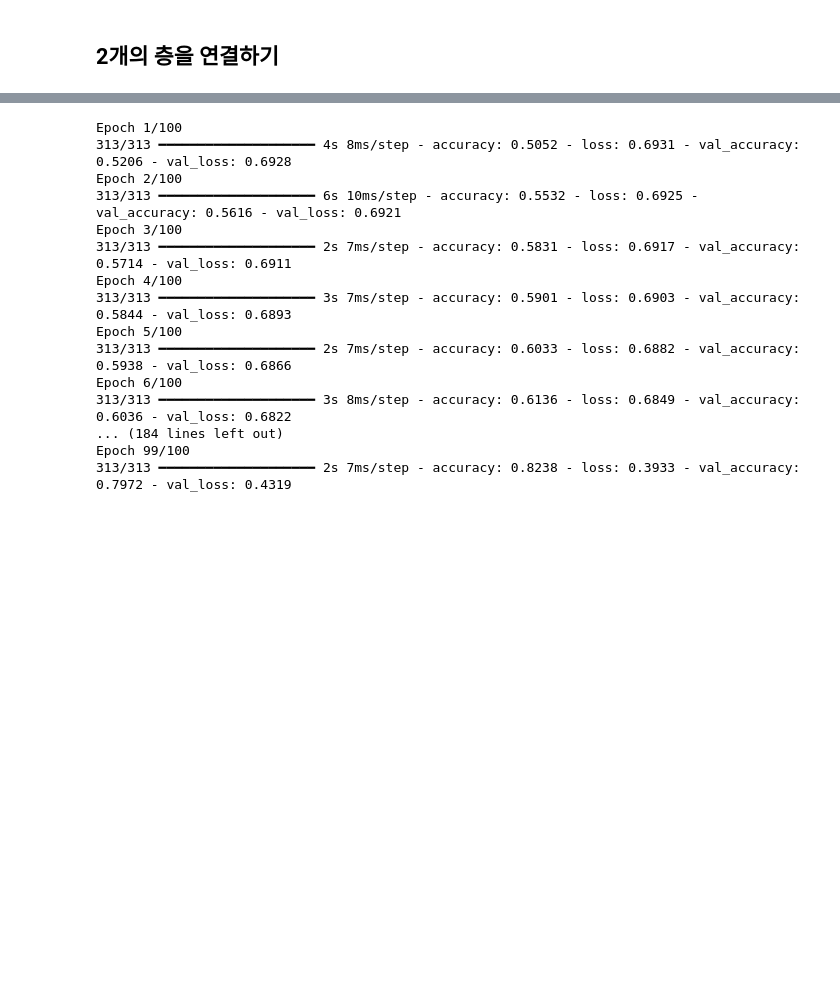
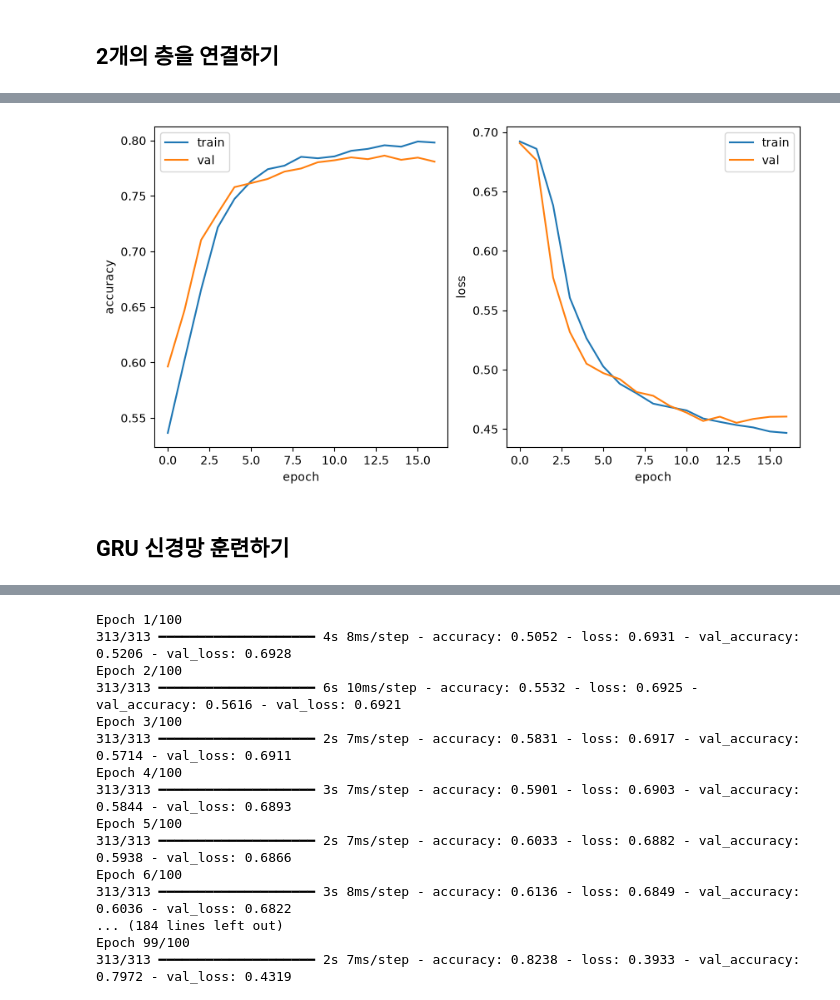
Before and after one commit to a1ljmook/Inflearn-hg-mldl, a Jupyter notebook: 9-3.ipynb, the cells around one changed output, grey strips where cells are left out. Drawn from its saved outputs; the diff is of its cells as text; code cells hidden in the pictures; blank space fills up the shorter version.

```diff
--- a/9-3.ipynb
+++ b/9-3.ipynb
@@ -182,2 +182,10 @@ plt.show()
 # %% [markdown]
 ## 2개의 층을 연결하기
+# %%
+model_lstm_2 = keras.Sequential()
+model_lstm_2.add(keras.layers.Input(shape=(100, )))
+model_lstm_2.add(keras.layers.Embedding(500, 16))                           # params: 8,000 = 500 * 16
+model_lstm_2.add(keras.layers.LSTM(8, dropout=0.3, return_sequences=True))  # params: 800 = (8 * 16 + 8 * 8 + 8) * 4
+model_lstm_2.add(keras.layers.LSTM(8, dropout=0.3))                         # params: 544 = (8 * 8 + 8 * 8 + 8) * 4
+model_lstm_2.add(keras.layers.Dense(1, activation='sigmoid'))               # params: 9 = 8 * 1 + 1
+model_lstm_2.summary()
@@ -183,0 +208,12 @@ plt.show()
+# %%
+rmsprop = keras.optimizers.RMSprop(learning_rate=1e-4)
+model_lstm_2.compile(optimizer=rmsprop, loss='binary_crossentropy', metrics=['accuracy'])
+
+best_2rnn_model_path = 'best-2rnn-model.keras'
+checkpoint_cb = keras.callbacks.ModelCheckpoint(best_2rnn_model_path, save_best_only=True)
+early_stopping_cb = keras.callbacks.EarlyStopping(patience=3, restore_best_weights=True)
+
+history = model_lstm_2.fit(train_seq, train_target, epochs=100, batch_size=64,
+                           validation_data=(val_seq, val_target),
+                           callbacks=[checkpoint_cb, early_stopping_cb])
+print(early_stopping_cb.stopped_epoch)
@@ -183,0 +238,20 @@ plt.show()
+# %%
+fig, axes = plt.subplots(1, 2, figsize=(10, 5))
+
+axes[0].plot(history.history['accuracy'])
+axes[0].plot(history.history['val_accuracy'])
+axes[0].set_xlabel('epoch')
+axes[0].set_ylabel('accuracy')
+axes[0].legend(['train', 'val'])
+
+axes[1].plot(history.history['loss'])
+axes[1].plot(history.history['val_loss'])
+axes[1].set_xlabel('epoch')
+axes[1].set_ylabel('loss')
+axes[1].legend(['train', 'val'])
+
+plt.show()
+# %% [output]
+[figure, added]
+# %% [markdown]
+## GRU 신경망 훈련하기
```
Also changed, not shown: parts of 14 cells of this notebook, 3 other files.
